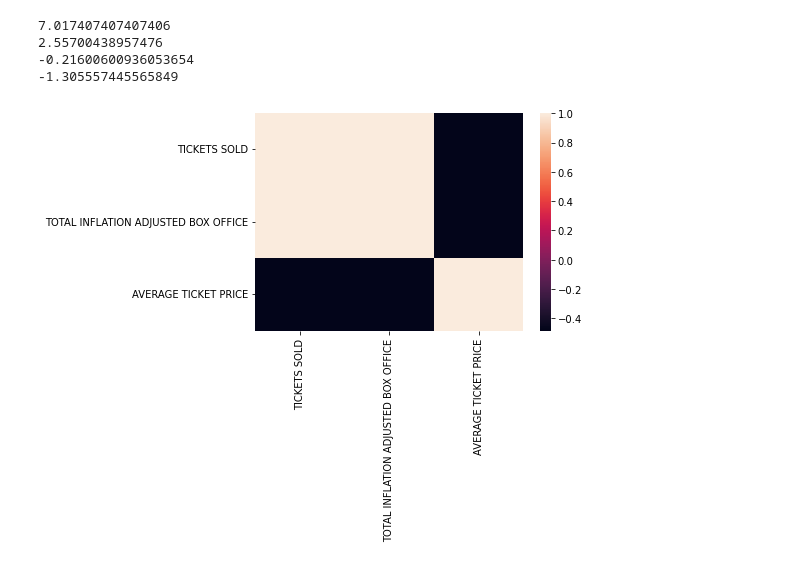
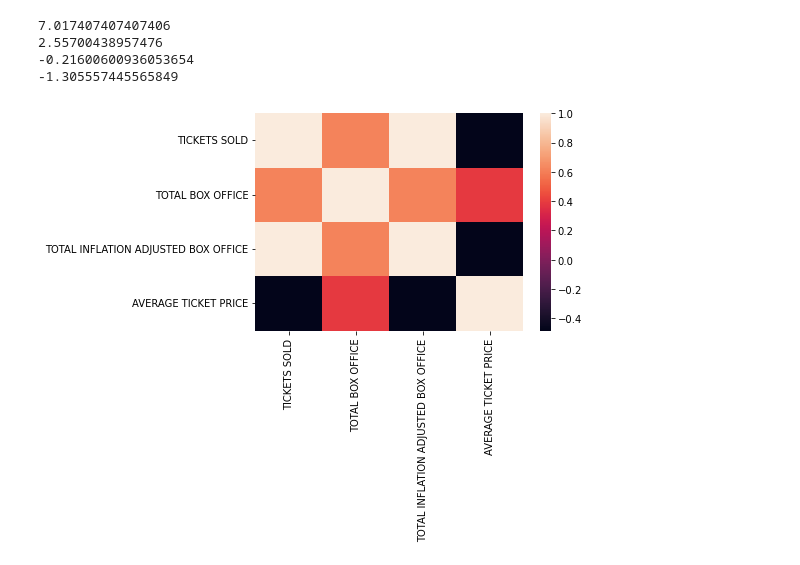
Before and after one commit to KingOfEvi1/MachineLearning, a Jupyter notebook: Hw1.ipynb, the cells around one changed output. Cells and saved outputs as stored; diff of their text form; code cells hidden in the pictures.

```diff
--- a/Hw1.ipynb
+++ b/Hw1.ipynb
@@ -107,6 +107,6 @@ print(ds["AVERAGE TICKET PRICE"].kurt())
 -0.21600600936053654
 -1.305557445565849
 # %%
-sns.heatmap(ds.drop(columns=["TOTAL BOX OFFICE"]).corr());
+sns.heatmap(ds.corr());
 # %% [output]
-[figure, old version]
+[figure, new version]
```
